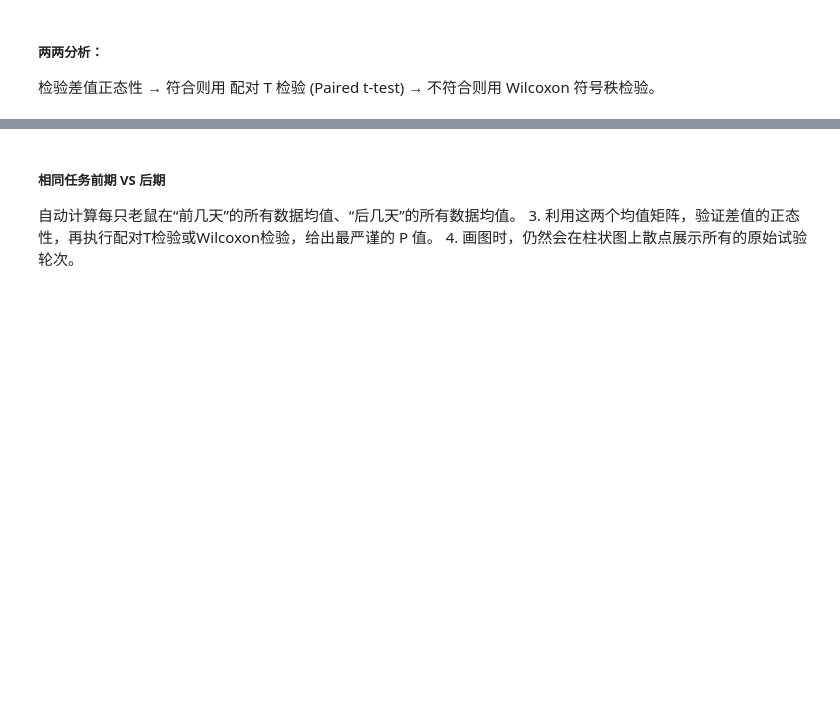
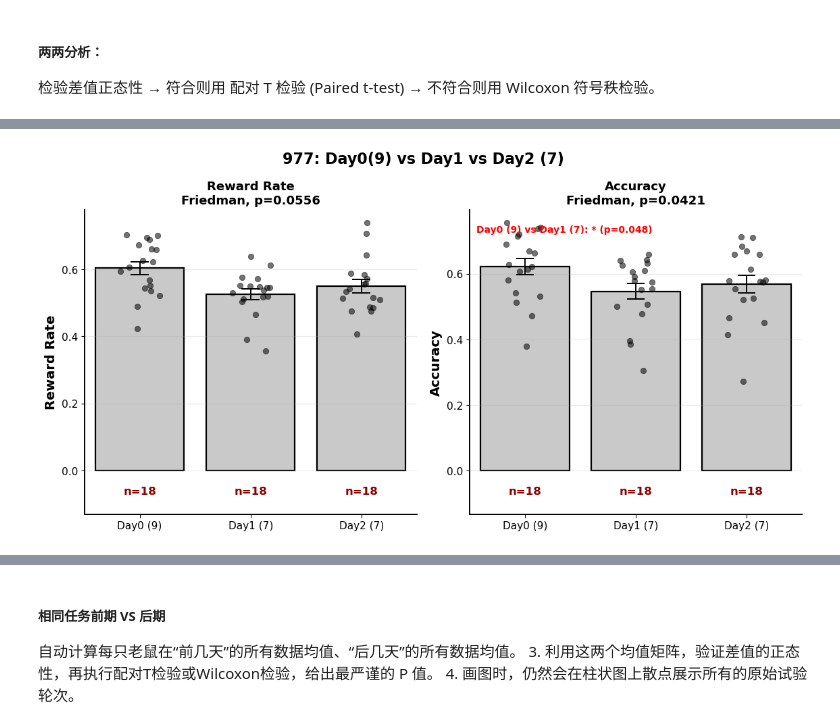
Before and after one commit to zyyk78/Beh_Ana, a Jupyter notebook: 3-main_AnaOfdata.ipynb, the cells around one changed output, grey strips where cells are left out. Cells and saved outputs as stored; diff of their text form; code cells hidden in the pictures; blank space fills up the shorter version.

```diff
--- a/3-main_AnaOfdata.ipynb
+++ b/3-main_AnaOfdata.ipynb
@@ -1262,3 +1362,97 @@ analyzer.compare_and_plot(group_1, group_2, metrics=metrics_to_analyze,
                           title="Diff behavior on 14d T7F", design="independent",
                           save_dir=_CMP_DIR)
 #同一只鼠连续做用repeated，不同鼠用independent
+# %%
+# ==============================================================================
+#  9 → 7 切换序列分析（977）：9当天 / Day1 / Day2 三阶段一张柱状图
+#
+#  - 9 类 = {T9F, F9F, F9W, T9W}；7 类 = {T7F, F7F, F7W, T7W}（P7F/P9F 不算）
+#  - 严格相邻 session 序（第N次→第N+1次训练，不管中间隔几天自然日）
+#  - Day0=切换前最后一个 9 类 session（9当天，必有）
+#  - Day1=切换后第1个 7 类 session（必有）；Day2=紧接其后的第2个 session（可空）
+#  - 只有 Day1 没有 Day2 的鼠也纳入；统计时该鼠 Day2=NaN 自动跳过
+#  - 三阶段一张图：Friedman 整体 + 两两 Wilcoxon/t-test（Bonferroni 校正）
+#    design="repeated"（同一只鼠三阶段配对）
+#
+#  切换方向切换：做 799 时把 from_group='7', to_group='9' 即可，其余不变
+# ==============================================================================
+import os
+
+# === 0. 参数（按需修改）========================================================
+SWITCH_FROM    = '9'                # '9' 或 '7'；977 用 '9'，799 用 '7'
+SWITCH_TO      = '7'                # '9' 或 '7'；977 用 '7'，799 用 '9'
+MOUSE_ID       = None               # None=全部鼠；['C05','C06']=指定
+DATE_START     = ''                 # 'YYYYMMDD'，空串=不限(半开放)
+DATE_END       = ''                 # 'YYYYMMDD'，空串=不限
+REQUIRE_DAY2   = False              # True=只纳入有 Day2 的鼠；False=只有 Day1 也纳入
+
+METRICS_977 = [
+    'Reward Rate', 'Accuracy', 'Switch Latency',
+    'Incorrect Switch', 'Cumulative_Attempt_auc',
+    'Learning_auc', 'Trial_Gap', 'log_lr',
+    'avg_licks_after_reward', 'avg_licks_after_noreward',
+]
+
+# === 1. 检索切换序列 ============================================================
+seq_df = analyzer.find_switch_sequence(
+    from_group=SWITCH_FROM,
+    to_group=SWITCH_TO,
+    mouse_id=MOUSE_ID,
+    start_date=DATE_START,
+    end_date=DATE_END,
+    require_day2=REQUIRE_DAY2,
+    label_name=f'{SWITCH_FROM}→{SWITCH_TO} switch',
+)
+
+_direction = f'{SWITCH_FROM}{SWITCH_TO}{SWITCH_TO}'
+print(f'=== {_direction} 切换序列检索 ===')
+print(f'from={SWITCH_FROM}({analyzer._SWITCH_GROUPS[SWITCH_FROM]})  '
+      f'to={SWITCH_TO}({analyzer._SWITCH_GROUPS[SWITCH_TO]})  '
+      f'mouse={MOUSE_ID or "全部"}  date={DATE_START or "不限"}~{DATE_END or "不限"}  '
+      f'require_day2={REQUIRE_DAY2}')
+print(f'\n共匹配到 {len(seq_df)} 只鼠的 {SWITCH_FROM}→{SWITCH_TO} 切换：\n')
+if seq_df.empty:
+    print('⚠️ 无匹配。请放宽 MOUSE_ID / 日期区间，或检查 Treatment 取值。')
+else:
+    for _, r in seq_df.iterrows():
+        _d2 = r['Day2_Date'].strftime('%Y-%m-%d') if pd.notna(r['Day2_Date']) else '（无 Day2）'
+        print(f"  · Mouse {r['Mouse_ID']}: "
+              f"{r['Day0_Date'].strftime('%Y-%m-%d')} ({r['From_Treatment']}, Day0)  →  "
+              f"{r['Day1_Date'].strftime('%Y-%m-%d')} ({r['To_Treatment_Day1']}, Day1)  →  "
+              f"{_d2} ({r['To_Treatment_Day2'] or '-'}, Day2)")
+    print(f"\n参与分析的老鼠 (N={seq_df['Mouse_ID'].nunique()}): "
+          f"{sorted(seq_df['Mouse_ID'].unique())}")
+
+# === 2. 三阶段长格式 → compare_multiple_groups 一张图 ==========================
+if not seq_df.empty:
+    _metric_cols = [m for m in METRICS_977 if f'{m}_Day1' in seq_df.columns]
+
+    def _build_group(day_tag, suffix):
+        return pd.DataFrame({
+            'Mouse_ID':  seq_df['Mouse_ID'],
+            'Group_Label': day_tag,
+            **{m: seq_df[f'{m}_{suffix}'] for m in _metric_cols},
+        })
+
+    # group_dict 的 key 同时是柱子 x 轴标签 + 两两比较里的组名
+    group_dict = {
+        f'Day0 ({SWITCH_FROM})': _build_group(f'Day0 ({SWITCH_FROM})', 'Day0'),  # 9当天
+        f'Day1 ({SWITCH_TO})':   _build_group(f'Day1 ({SWITCH_TO})',   'Day1'),  # 切换后第1天
+        f'Day2 ({SWITCH_TO})':   _build_group(f'Day2 ({SWITCH_TO})',   'Day2'),  # 切换后第2天
+    }
+
+    _CMP_DIR_977 = os.path.join('/home/jyy/Documents/Beh_Ana_J/output',
+                                f'cmp_{_direction}_3stage')
+    os.makedirs(_CMP_DIR_977, exist_ok=True)
+    analyzer.compare_multiple_groups(
+        group_dict=group_dict,
+        metrics=_metric_cols,
+        design='repeated',
+        title=f'{_direction}: Day0({SWITCH_FROM}) vs Day1 vs Day2 ({SWITCH_TO})',
+        show_ns=False,
+        save_dir=_CMP_DIR_977,
+    )
+    print(f'\n✅ 图已保存到: {_CMP_DIR_977}')
+else:
+    print('\n⏭️  无数据，跳过绘图。')
+# %% [output]
@@ -1264,0 +1476 @@ analyzer.compare_and_plot(group_1, group_2, metrics=metrics_to_analyze,
+[figure, added]
```
Also changed, not shown: parts of 3 cells of this notebook.
